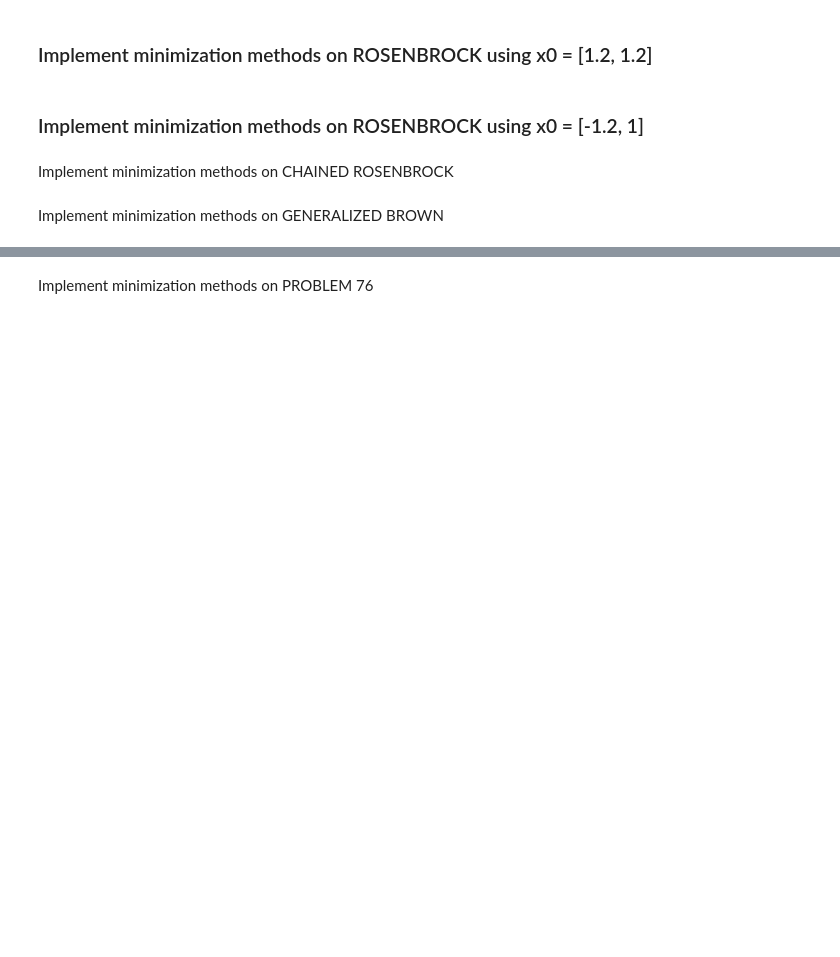
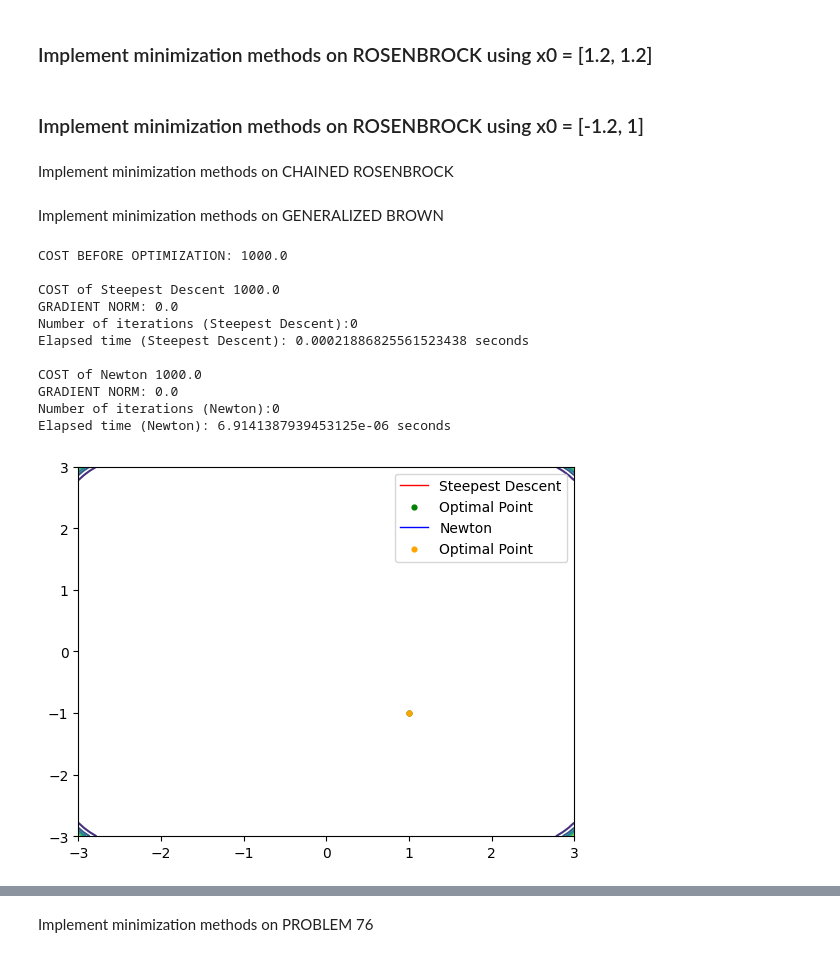
Before and after one commit to codeowlers/unconstrained-optimzation, a Jupyter notebook: main-script.ipynb, the cells around one changed output, grey strips where cells are left out. Cells and saved outputs as stored; diff of their text form; code cells hidden in the pictures; blank space fills up the shorter version.

Commit message:
added figures

```diff
--- a/main-script.ipynb
+++ b/main-script.ipynb
@@ -52,7 +52,7 @@ plot_all(rosenbrock,x_vals1,x_vals2,'ROSENBROCK using x0 = [-1.2, 1]')
 Implement minimization methods on CHAINED ROSENBROCK
 # %%
 # Define the initial guess for the optimization problem
-d = 1
+d = 3
 n = 10 ** d
 x0 = np.zeros(n)
 for i in range(n):
@@ -75,4 +75,4 @@ x_opt, iter, elapsed_time, x_vals2 = newton_back_tracking(x0, chained_rosenbrock
 # Print the results
 results_out('Newton',x_opt,iter,elapsed_time, chained_rosenbrock, chained_rosenbrock_gradient, x_vals2, plotGraph=False)
 
-plot_all(chained_rosenbrock,x_vals1,x_vals2,'CHAINED ROSENBROCK')
+plot_all(chained_rosenbrock,x_vals1,x_vals2,'')
@@ -80,27 +101,42 @@ plot_all(chained_rosenbrock,x_vals1,x_vals2,'CHAINED ROSENBROCK')
 Implement minimization methods on GENERALIZED BROWN
 # %%
 # Define the initial guess for the optimization problem
-d = 2
+d = 3
 n = 10 ** d
 x0 = np.zeros(n)
 for i in range(n):
     if (i % 2) == 1:
         x0[i] = -1.0
     else:
         x0[i] = 1.0
 
 # Print the starting point
 # print("Starting point: x0 =", x0,'\n')
 print("COST BEFORE OPTIMIZATION:",generalized_brown(x0),'\n')
 
+# Find the optimal point, number of iterations, and elapsed time using the steepest_descent_back_tracking method
+x_opt, iter, elapsed_time, x_vals1 = steepest_descent_back_tracking(x0,generalized_brown, generalized_brown_gradient, epsilon=1e-8, max_iter=1000, c=1e-4, rho=0.5)
+# Print the results
+results_out('Steepest Descent',x_opt,iter,elapsed_time, generalized_brown,generalized_brown_gradient, x_vals1, plotGraph=False)
+
+
 # Find the optimal point, number of iterations, and elapsed time using the newton_back_tracking method
-x_opt, iter, elapsed_time, x_vals1 = newton_back_tracking(x0, generalized_brown, generalized_brown_gradient, generalized_brown_hessian, epsilon=1e-8, max_iter=1000, c=1e-4, rho=0.5)
+x_opt, iter, elapsed_time, x_vals2 = newton_back_tracking(x0, generalized_brown, generalized_brown_gradient, generalized_brown_hessian, epsilon=1e-8, max_iter=1000, c=1e-4, rho=0.5)
 # Print the results
-results_out('Newton',x_opt,iter,elapsed_time, generalized_brown,generalized_brown_gradient, x_vals1, plotGraph=False)
+results_out('Newton',x_opt,iter,elapsed_time, generalized_brown,generalized_brown_gradient, x_vals2, plotGraph=False)
 
-# Find the optimal point, number of iterations, and elapsed time using the steepest_descent_back_tracking method
-x_opt, iter, elapsed_time, x_vals2 = steepest_descent_back_tracking(x0,generalized_brown, generalized_brown_gradient, epsilon=1e-8, max_iter=1000, c=1e-4, rho=0.5)
-# Print the results
-results_out('Steepest Descent',x_opt,iter,elapsed_time, generalized_brown,generalized_brown_gradient, x_vals2, plotGraph=False)
 
-plot_all(generalized_brown,x_vals1,x_vals2,'GENERALIZED BROWN')
+plot_all(generalized_brown,x_vals1,x_vals2,'')
+# %% [output]
+COST BEFORE OPTIMIZATION: 1000.0
+
+COST of Steepest Descent 1000.0
+GRADIENT NORM: 0.0
+Number of iterations (Steepest Descent):0
+Elapsed time (Steepest Descent): 0.00021886825561523438 seconds
+
+COST of Newton 1000.0
+GRADIENT NORM: 0.0
+Number of iterations (Newton):0
+Elapsed time (Newton): 6.9141387939453125e-06 seconds
+[figure, added]
```
Also changed, not shown: parts of 6 cells of this notebook, 6 other files.
